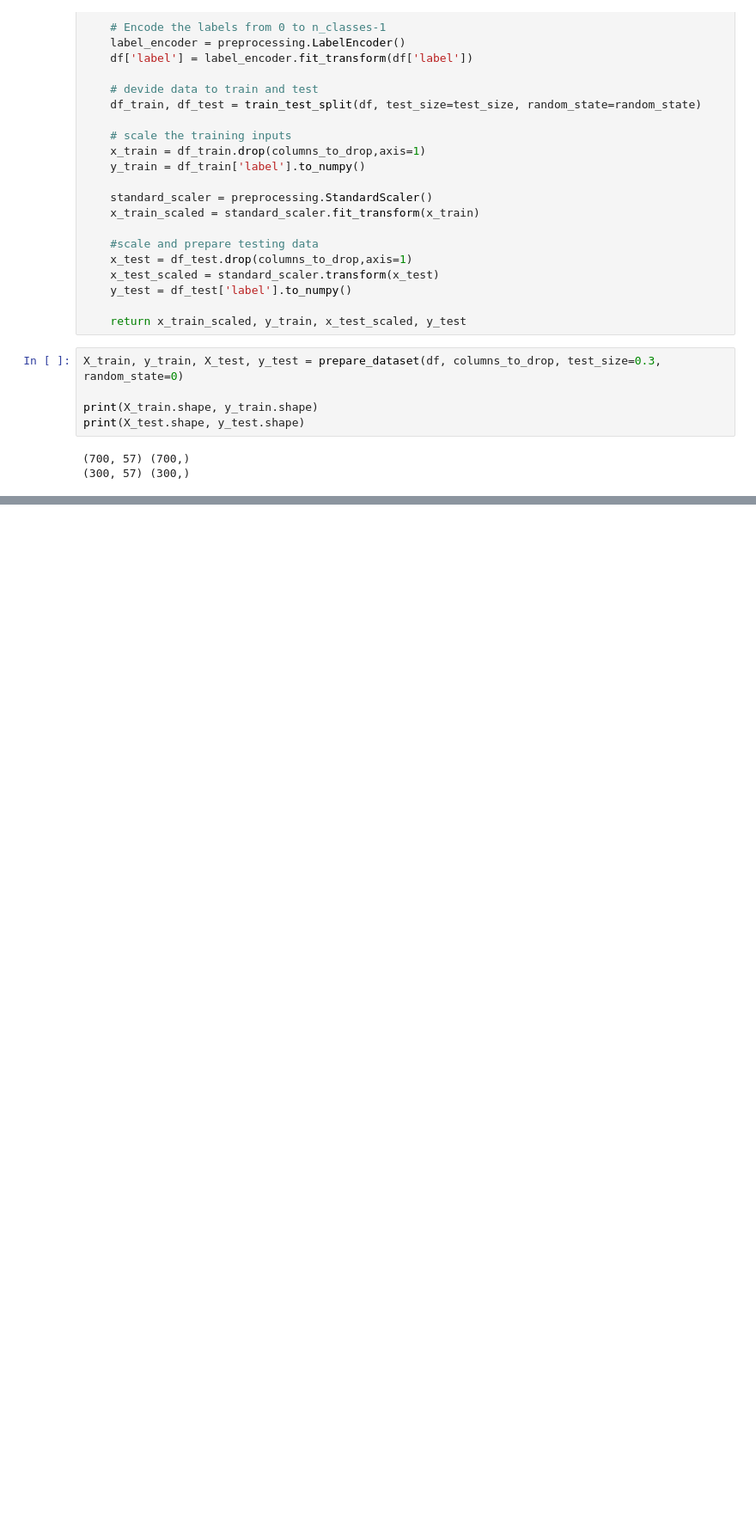
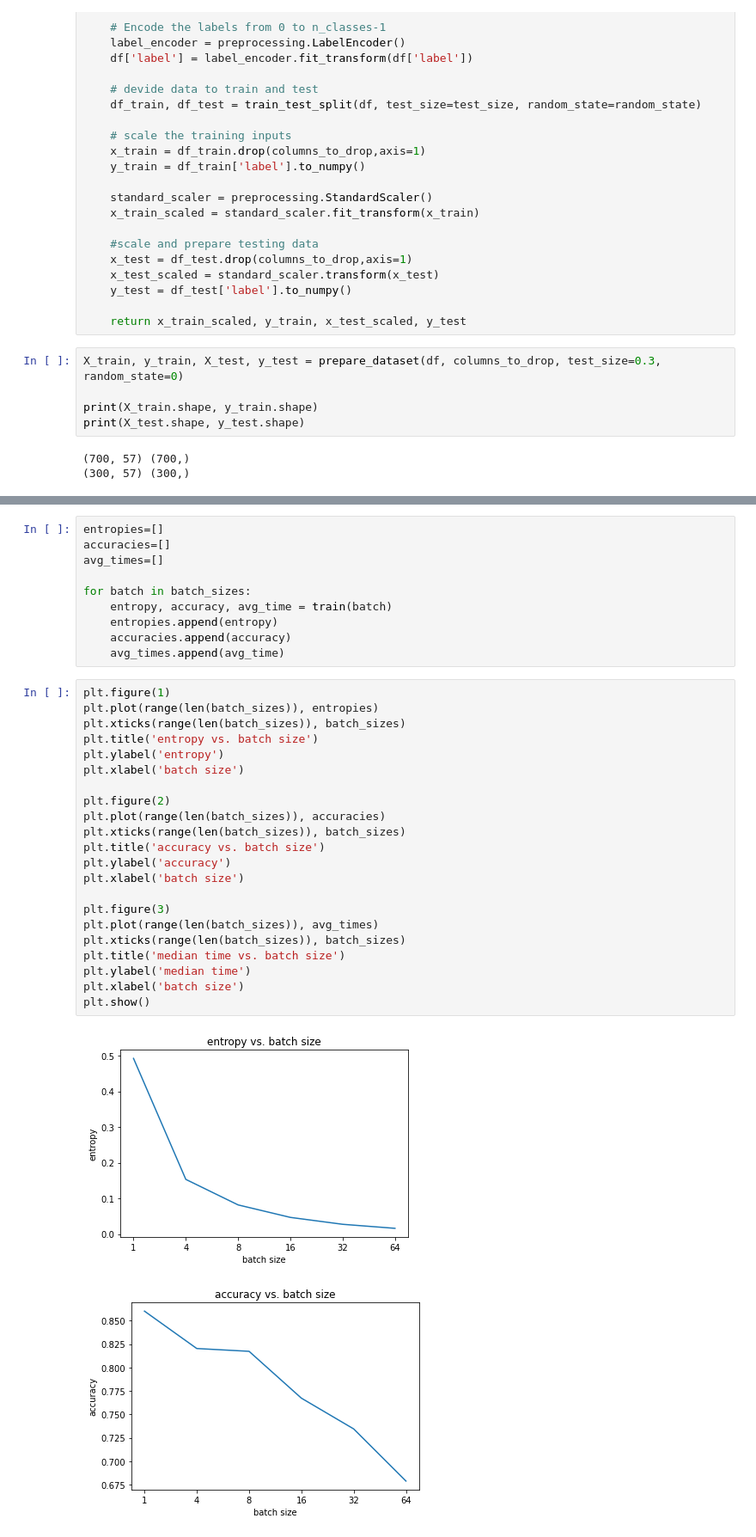
Before and after one commit to majulahsingapuri/CZ4042-NNDL, a Jupyter notebook: start_1a.ipynb, the cells around one changed output, grey strips where cells are left out. Shown: that part at 86% size. Cells and saved outputs as stored; diff of their text form; blank space fills up the shorter version.

```diff
--- a/start_1a.ipynb
+++ b/start_1a.ipynb
@@ -78,0 +182,35 @@ print(X_test.shape, y_test.shape)
+# %%
+entropies=[]
+accuracies=[]
+avg_times=[]
+
+for batch in batch_sizes:
+    entropy, accuracy, avg_time = train(batch)
+    entropies.append(entropy)
+    accuracies.append(accuracy)
+    avg_times.append(avg_time)
+# %%
+plt.figure(1)
+plt.plot(range(len(batch_sizes)), entropies)
+plt.xticks(range(len(batch_sizes)), batch_sizes)
+plt.title('entropy vs. batch size')
+plt.ylabel('entropy')
+plt.xlabel('batch size')
+
+plt.figure(2)
+plt.plot(range(len(batch_sizes)), accuracies)
+plt.xticks(range(len(batch_sizes)), batch_sizes)
+plt.title('accuracy vs. batch size')
+plt.ylabel('accuracy')
+plt.xlabel('batch size')
+
+plt.figure(3)
+plt.plot(range(len(batch_sizes)), avg_times)
+plt.xticks(range(len(batch_sizes)), batch_sizes)
+plt.title('median time vs. batch size')
+plt.ylabel('median time')
+plt.xlabel('batch size')
+plt.show()
+# %% [output]
+[figure, added]
+[figure, added]
```
Also changed, not shown: parts of 27 cells of this notebook, 1 other file.
